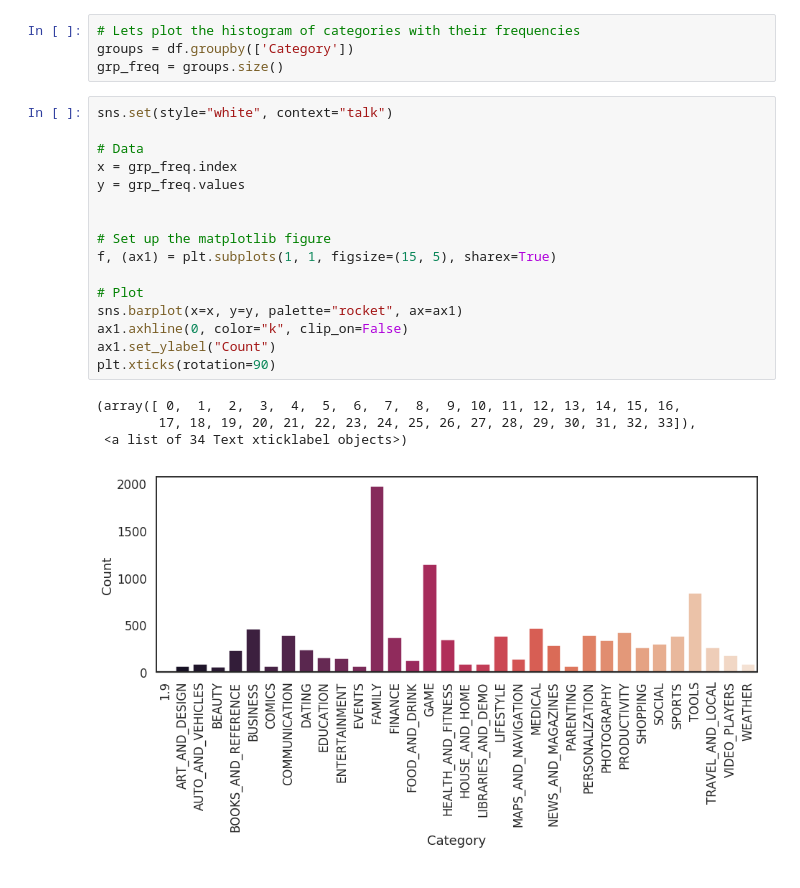
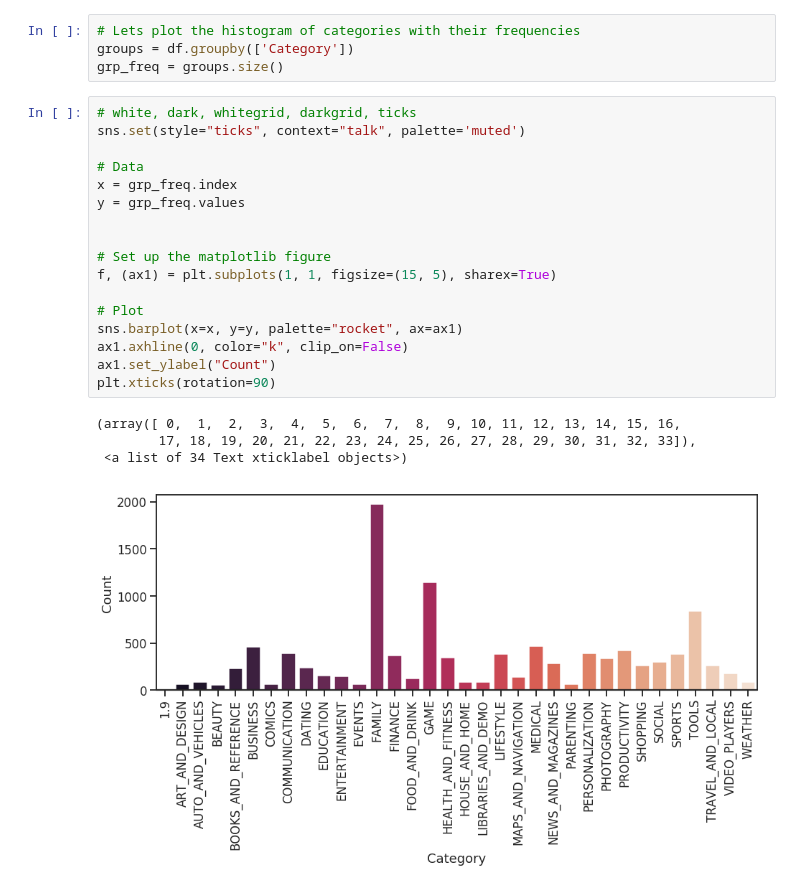
Before and after one commit to bulutmf/data-science-toolbox, a Jupyter notebook: data-wrangling/plotting-data.ipynb, the cells around one changed output. Drawn from its saved outputs; the diff is of its cells as text.

Commit message:
plotting with seaborn

```diff
--- a/data-wrangling/plotting-data.ipynb
+++ b/data-wrangling/plotting-data.ipynb
@@ -13,23 +24,24 @@ df = pd.read_csv('https://raw.githubusercontent.com/bulutmf/data-science-toolbox
 groups = df.groupby(['Category'])
 grp_freq = groups.size()
 # %%
-sns.set(style="white", context="talk")
+# white, dark, whitegrid, darkgrid, ticks
+sns.set(style="ticks", context="talk", palette='muted')
 
 # Data
 x = grp_freq.index
 y = grp_freq.values
 
 
 # Set up the matplotlib figure
 f, (ax1) = plt.subplots(1, 1, figsize=(15, 5), sharex=True)
 
 # Plot
 sns.barplot(x=x, y=y, palette="rocket", ax=ax1)
 ax1.axhline(0, color="k", clip_on=False)
 ax1.set_ylabel("Count")
 plt.xticks(rotation=90)
 # %% [output]
 (array([ 0,  1,  2,  3,  4,  5,  6,  7,  8,  9, 10, 11, 12, 13, 14, 15, 16,
         17, 18, 19, 20, 21, 22, 23, 24, 25, 26, 27, 28, 29, 30, 31, 32, 33]),
  <a list of 34 Text xticklabel objects>)
-[figure, old version]
+[figure, new version]
```
Also changed, not shown: parts of 18 cells of this notebook.
